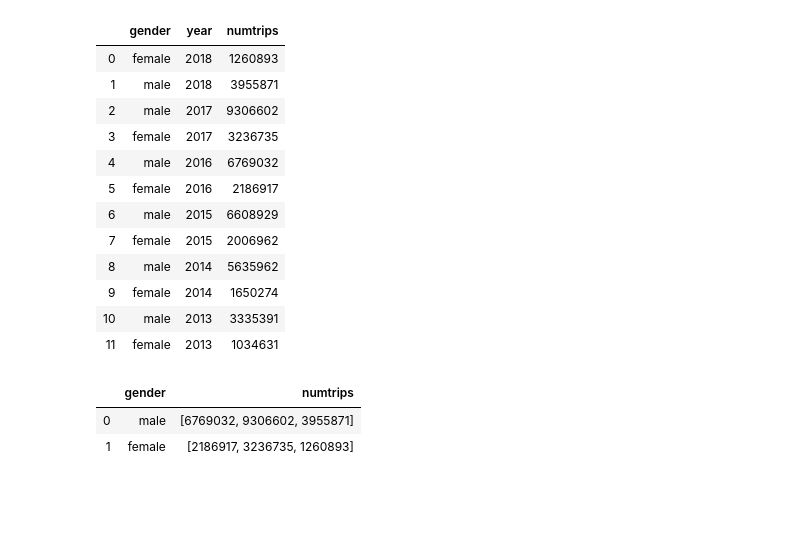
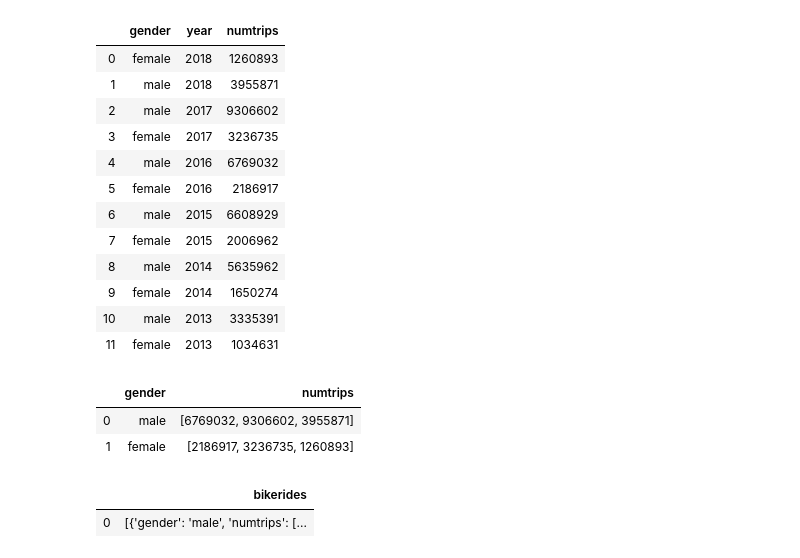
Before and after one commit to jeonprize/SQL, a Jupyter notebook: 1. 쿼리 필수 요소.ipynb, the cells around one changed output. Cells and saved outputs as stored; diff of their text form; code cells hidden in the pictures; blank space fills up the shorter version.

```diff
--- a/1. 쿼리 필수 요소.ipynb
+++ b/1. 쿼리 필수 요소.ipynb
@@ -344,3 +344,15 @@ df
 |  | gender | numtrips |
 | 0 | male | [6769032, 9306602, 3955871] |
 | 1 | female | [2186917, 3236735, 1260893] |
+# %%
+query='''
+select
+  [ struct('male' as gender,[9306602,3955871] as numtrips)
+    ,struct('female' as gender, [3236735, 1260893] as numtrips)
+  ] AS bikerides
+'''
+df = pd.read_gbq(query = query, dialect='standard',project_id='project-bigquery-319110', auth_local_webserver=True)
+df
+# %% [output]
+|  | bikerides |
+| 0 | [{'gender': 'male', 'numtrips': [... |
```
